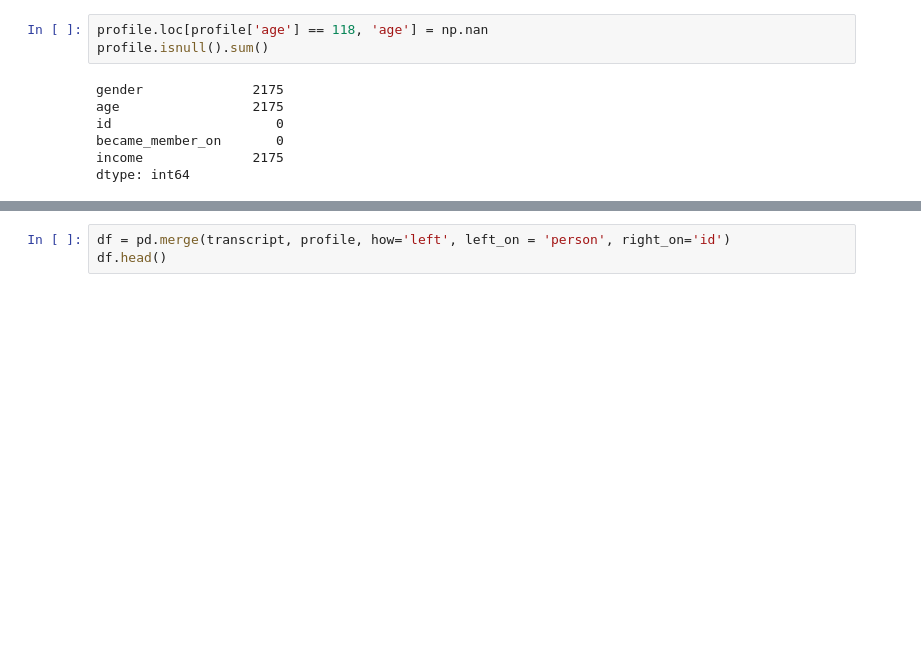
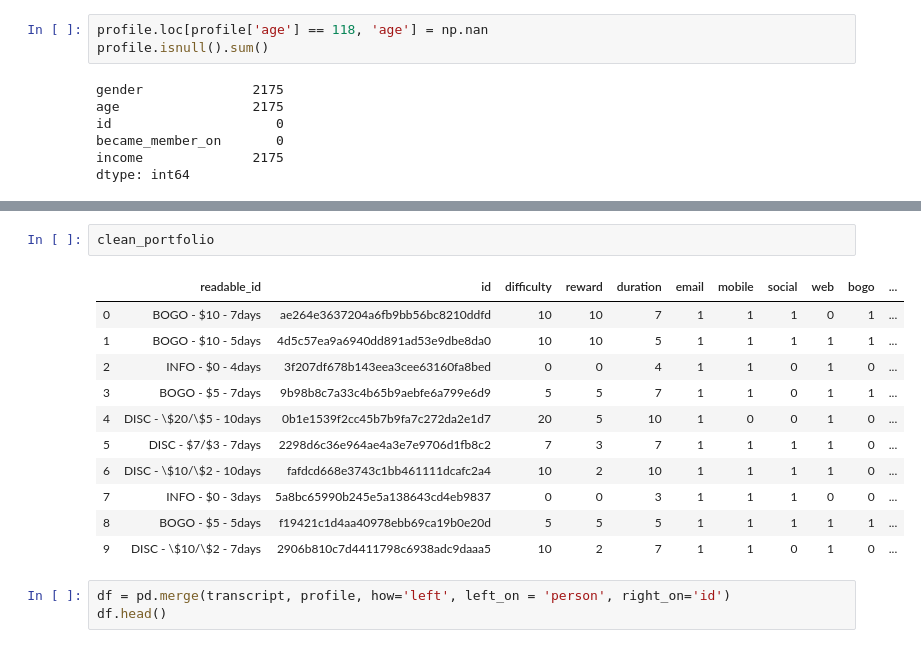
Before and after one commit to jnish23/Starbucks-Capstone, a Jupyter notebook: Starbucks_Capstone_notebook.ipynb, the cells around one changed output, grey strips where cells are left out. Cells and saved outputs as stored; diff of their text form; blank space fills up the shorter version.

```diff
--- a/Starbucks_Capstone_notebook.ipynb
+++ b/Starbucks_Capstone_notebook.ipynb
@@ -310,3 +356,17 @@ profile
+# %%
+clean_portfolio
+# %% [output]
+|  | readable_id | id | difficulty | reward | duration | email | mobile | social | web | bogo | ... |
+| 0 | BOGO - $10 - 7days | ae264e3637204a6fb9bb56bc8210ddfd | 10 | 10 | 7 | 1 | 1 | 1 | 0 | 1 | ... |
+| 1 | BOGO - $10 - 5days | 4d5c57ea9a6940dd891ad53e9dbe8da0 | 10 | 10 | 5 | 1 | 1 | 1 | 1 | 1 | ... |
+| 2 | INFO - $0 - 4days | 3f207df678b143eea3cee63160fa8bed | 0 | 0 | 4 | 1 | 1 | 0 | 1 | 0 | ... |
+| 3 | BOGO - $5 - 7days | 9b98b8c7a33c4b65b9aebfe6a799e6d9 | 5 | 5 | 7 | 1 | 1 | 0 | 1 | 1 | ... |
+| 4 | DISC - \$20/\$5 - 10days | 0b1e1539f2cc45b7b9fa7c272da2e1d7 | 20 | 5 | 10 | 1 | 0 | 0 | 1 | 0 | ... |
+| 5 | DISC - $7/$3 - 7days | 2298d6c36e964ae4a3e7e9706d1fb8c2 | 7 | 3 | 7 | 1 | 1 | 1 | 1 | 0 | ... |
+| 6 | DISC - \$10/\$2 - 10days | fafdcd668e3743c1bb461111dcafc2a4 | 10 | 2 | 10 | 1 | 1 | 1 | 1 | 0 | ... |
+| 7 | INFO - $0 - 3days | 5a8bc65990b245e5a138643cd4eb9837 | 0 | 0 | 3 | 1 | 1 | 1 | 0 | 0 | ... |
+| 8 | BOGO - $5 - 5days | f19421c1d4aa40978ebb69ca19b0e20d | 5 | 5 | 5 | 1 | 1 | 1 | 1 | 1 | ... |
+| 9 | DISC - \$10/\$2 - 7days | 2906b810c7d4411798c6938adc9daaa5 | 10 | 2 | 7 | 1 | 1 | 0 | 1 | 0 | ... |
 # %%
 df = pd.merge(transcript, profile, how='left', left_on = 'person', right_on='id')
 df.head()
```
Also changed, not shown: parts of 4 cells of this notebook.
